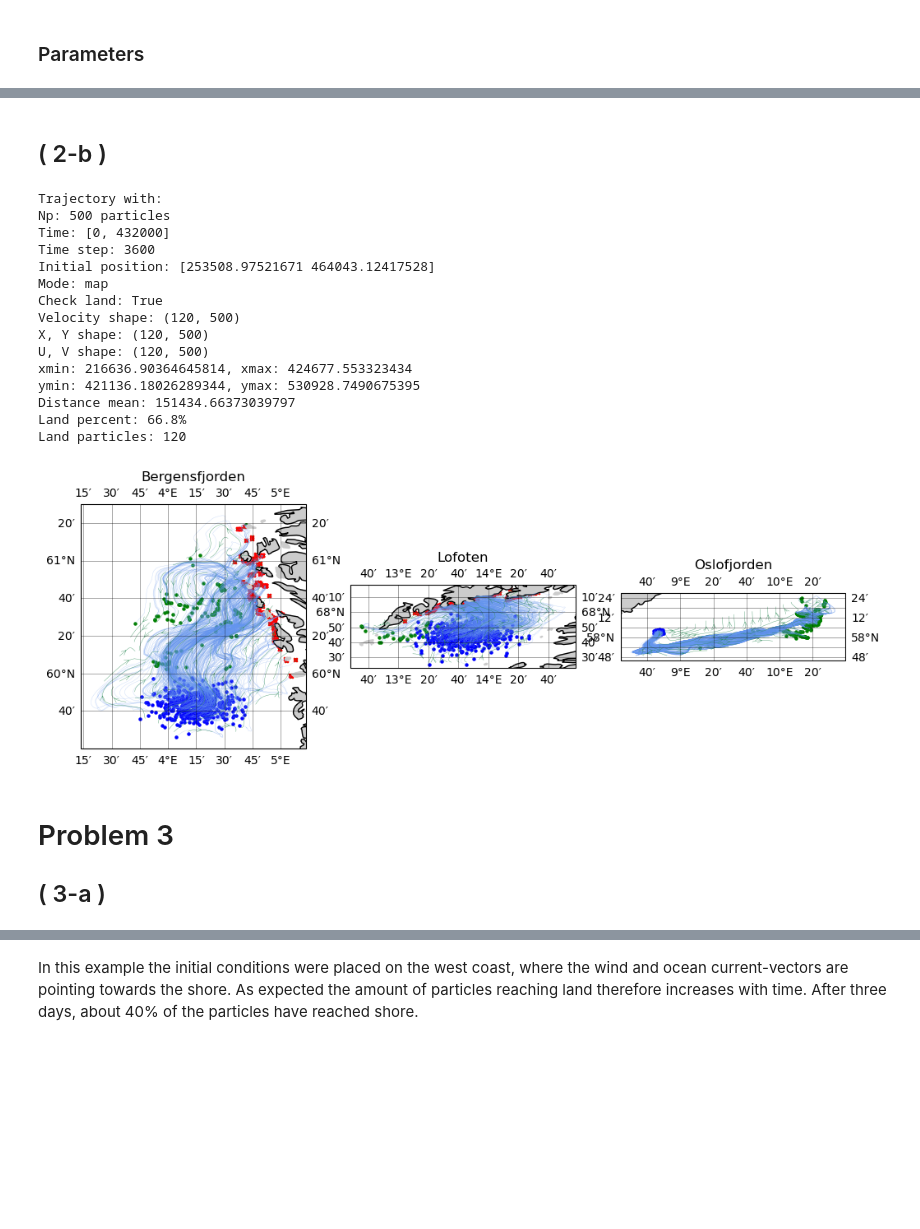
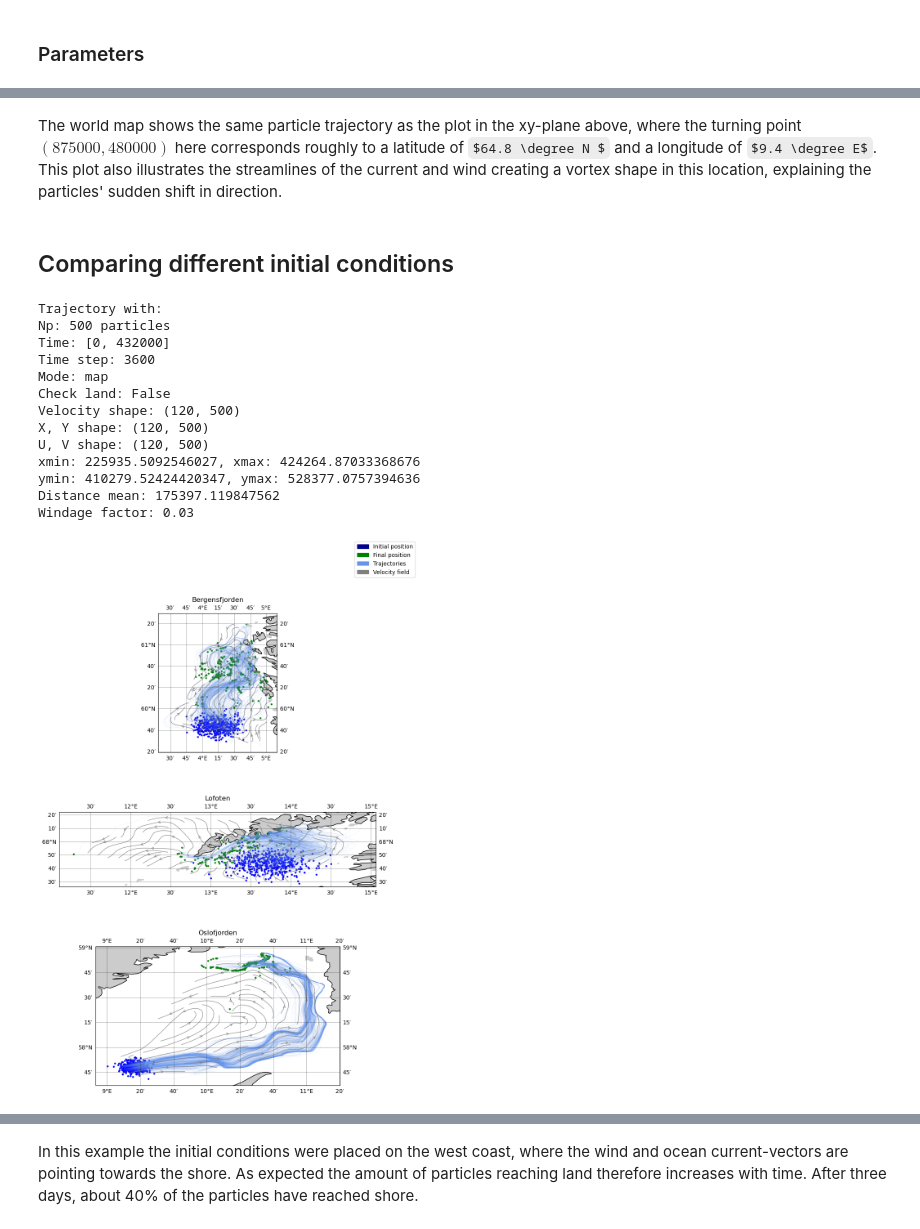
Before and after one commit to TrymSaether/Particle-transport-with-ocean-currents, a Jupyter notebook: eksempelkode.ipynb, the cells around one changed output, grey strips where cells are left out. Cells and saved outputs as stored; diff of their text form; code cells hidden in the pictures; some formulas as TeX source; blank space fills up the shorter version.

```diff
--- a/eksempelkode.ipynb
+++ b/eksempelkode.ipynb
@@ -10,3 +11,9 @@ from module.interpolate import Interpolator
+# %%
+init_label = mpatches.Patch(color='darkblue', label='Initial position')
+final_label = mpatches.Patch(color='green', label='Final position')
+plot_label = mpatches.Patch(color='cornflowerblue', label='Trajectories')
+stream_label = mpatches.Patch(color='grey', label='Velocity field')
+stranded_label = mpatches.Patch(color='red', label='Stranded particles')
 # %% [markdown]
 ---
 # %% [markdown]
@@ -232,10 +308,12 @@ Distance mean: 178954.3825183537
-# %% [markdown]
-## ( 2-b )
+# %% [markdown]
+The world map shows the same particle trajectory as the plot in the xy-plane above, where the turning point $(875000, 480000)$ here corresponds roughly to a latitude of $64.8 \degree N $ and a longitude of $9.4 \degree E$. This plot also illustrates the streamlines of the current and wind creating a vortex shape in this location, explaining the particles' sudden shift in direction.
+# %% [markdown]
+## Comparing different initial conditions
 # %%
-streamplot_parameters = {"color": "seagreen","density": 1,"linewidth": 0.25,"arrowsize": 1,"arrowstyle": "->"}
+streamplot_parameters = {"color": "gray","density": 1,"linewidth": 0.8,"arrowsize": 1,"arrowstyle": "->"}
 scatter_initial_parameters = {"s": 5, "color": "blue"}
 scatter_final_parameters = {"s": 5, "color": "green"}
-plot_parameters = {"alpha": 0.5, "linewidth": 0.20,"color":"cornflowerblue"}
+plot_parameters = {"alpha": 0.4, "linewidth": 0.15,"color":"cornflowerblue"}
 # %%
 dataset = xr.open_dataset("data/NorKyst-800m.nc")
 interpolator = Interpolator(dataset=dataset)
@@ -246,54 +324,51 @@ time_interval = [0, days * 24 * 3600]
 dt=3600
 mode = "map"
 
-fig, ax = plt.subplots(1,3,figsize=(12, 12), subplot_kw={"projection": ccrs.PlateCarree()})
+fig, ax = plt.subplots(3,1,figsize=(10, 15), subplot_kw={"projection": ccrs.PlateCarree()})
 
 ax[0].set_title("Bergensfjorden")
 bergen, scale = [250000, 460000], 10000
-traj_bergen = Trajectory(time_interval=time_interval, stepsize=dt, number_of_particles=Np, mode=mode, location=bergen, scale=scale, check_land=True)
+traj_bergen = Trajectory(time_interval=time_interval, stepsize=dt, number_of_particles=Np, mode=mode, location=bergen, scale=scale)
 traj_bergen(interpolator)
 traj_bergen.info()
 traj_bergen.init_map(ax[0], **plot_parameters)
 traj_bergen.streamplot(ax[0], **streamplot_parameters)
 traj_bergen.scatter(ax[0], t=0, **scatter_initial_parameters)
 traj_bergen.scatter(ax[0], t=-1, **scatter_final_parameters)
 
+
 ax[1].set_title("Lofoten")
 lofoten, scale = [1240000, 480000], 10000
-traj_lofoten = Trajectory(time_interval=time_interval, stepsize=dt, number_of_particles=Np, mode=mode, location=lofoten, scale=scale, check_land=True)
+traj_lofoten = Trajectory(time_interval=time_interval, stepsize=dt, number_of_particles=Np, mode=mode, location=lofoten, scale=scale)
 traj_lofoten(interpolator)
 traj_lofoten.init_map(ax[1], **plot_parameters)
 traj_lofoten.streamplot(ax[1], **streamplot_parameters)
 traj_lofoten.scatter(ax[1], t=0, **scatter_initial_parameters)
 traj_lofoten.scatter(ax[1], t=-1, **scatter_final_parameters)
 
 ax[2].set_title("Oslofjorden")
-oslo, scale = [200_000, 140_000], 1000
-traj_oslo = Trajectory(time_interval=time_interval, stepsize=dt, number_of_particles=Np, mode=mode, location=oslo, scale=scale, check_land=True)
+oslo, scale = [190_000, 100_000], 4000
+traj_oslo = Trajectory(time_interval=time_interval, stepsize=dt, number_of_particles=Np, mode=mode, location=oslo, scale=scale)
 traj_oslo(interpolator)
 traj_oslo.init_map(ax[2], **plot_parameters)
 traj_oslo.streamplot(ax[2], **streamplot_parameters)
 traj_oslo.scatter(ax[2], t=0, **scatter_initial_parameters)
 traj_oslo.scatter(ax[2], t=-1, **scatter_final_parameters)
+
+fig.legend(handles=[init_label, final_label, plot_label, stream_label])
 plt.show()
 # %% [output]
 Trajectory with:
 Np: 500 particles
 Time: [0, 432000]
 Time step: 3600
-Initial position: [253508.97521671 464043.12417528]
 Mode: map
-Check land: True
+Check land: False
 Velocity shape: (120, 500)
 X, Y shape: (120, 500)
 U, V shape: (120, 500)
-xmin: 216636.90364645814, xmax: 424677.553323434
-ymin: 421136.18026289344, ymax: 530928.7490675395
-Distance mean: 151434.66373039797
-Land percent: 66.8%
-Land particles: 120
+xmin: 225935.5092546027, xmax: 424264.87033368676
+ymin: 410279.52424420347, ymax: 528377.0757394636
+Distance mean: 175397.119847562
+Windage factor: 0.03
-[figure, old version]
+[figure, new version]
-# %% [markdown]
-# Problem 3
-
-## ( 3-a )
```
Also changed, not shown: parts of 37 cells of this notebook, 2 other files.
